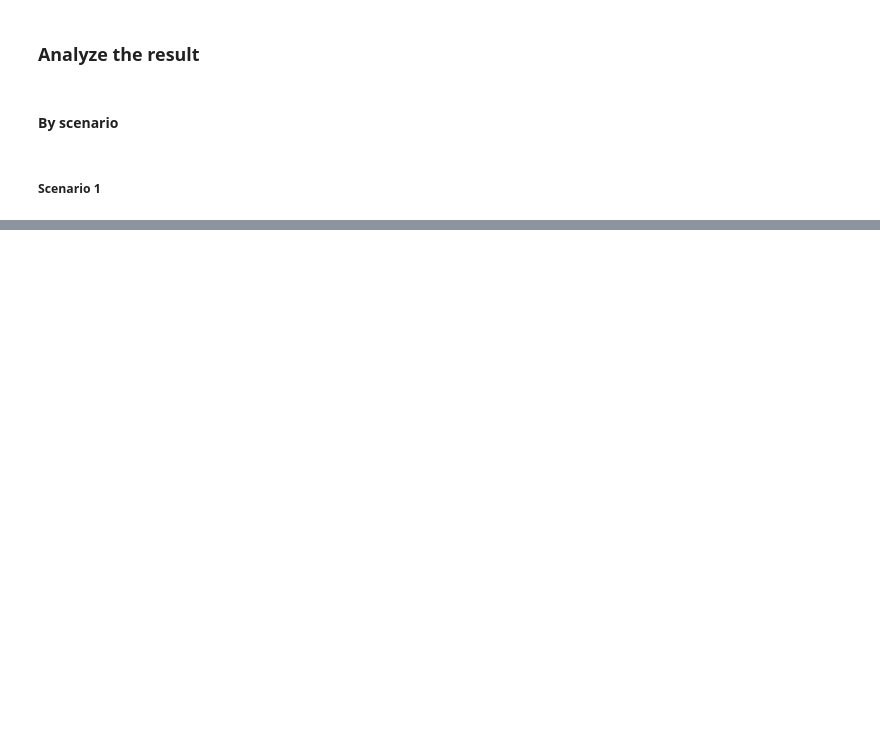
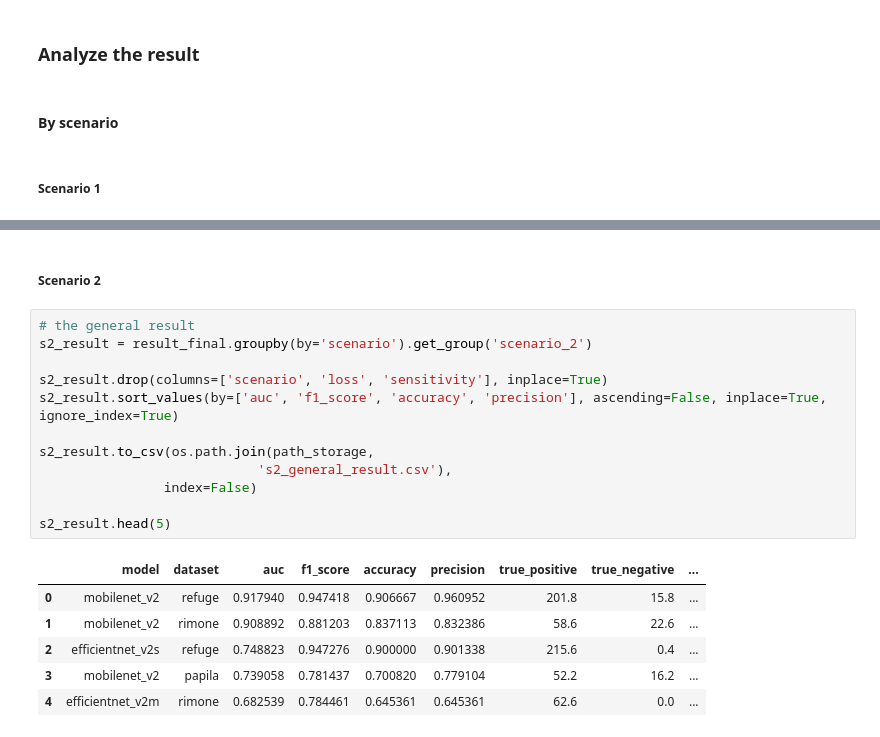
Before and after one commit to Bugi-Sulistiyo/Comparing-EfficientNet-and-MobileNet-on-Glaucoma-Detection, a Jupyter notebook: main/scripts/c. modeling/3. result_handling.ipynb, the cells around one changed output, grey strips where cells are left out. Saved outputs shown, nothing was run; the diff lists cells and outputs as text; blank space fills up the shorter version.

```diff
--- a/main/scripts/c. modeling/3. result_handling.ipynb
+++ b/main/scripts/c. modeling/3. result_handling.ipynb
@@ -88,0 +132,21 @@ s1_result_sumarize
+# %% [markdown]
+##### Scenario 2
+# %%
+# the general result
+s2_result = result_final.groupby(by='scenario').get_group('scenario_2')
+
+s2_result.drop(columns=['scenario', 'loss', 'sensitivity'], inplace=True)
+s2_result.sort_values(by=['auc', 'f1_score', 'accuracy', 'precision'], ascending=False, inplace=True, ignore_index=True)
+
+s2_result.to_csv(os.path.join(path_storage,
+                            's2_general_result.csv'),
+                index=False)
+
+s2_result.head(5)
+# %% [output]
+|  | model | dataset | auc | f1_score | accuracy | precision | true_positive | true_negative | ... |
+| 0 | mobilenet_v2 | refuge | 0.917940 | 0.947418 | 0.906667 | 0.960952 | 201.8 | 15.8 | ... |
+| 1 | mobilenet_v2 | rimone | 0.908892 | 0.881203 | 0.837113 | 0.832386 | 58.6 | 22.6 | ... |
+| 2 | efficientnet_v2s | refuge | 0.748823 | 0.947276 | 0.900000 | 0.901338 | 215.6 | 0.4 | ... |
+| 3 | mobilenet_v2 | papila | 0.739058 | 0.781437 | 0.700820 | 0.779104 | 52.2 | 16.2 | ... |
+| 4 | efficientnet_v2m | rimone | 0.682539 | 0.784461 | 0.645361 | 0.645361 | 62.6 | 0.0 | ... |
```
Also changed, not shown: parts of 25 cells of this notebook.
